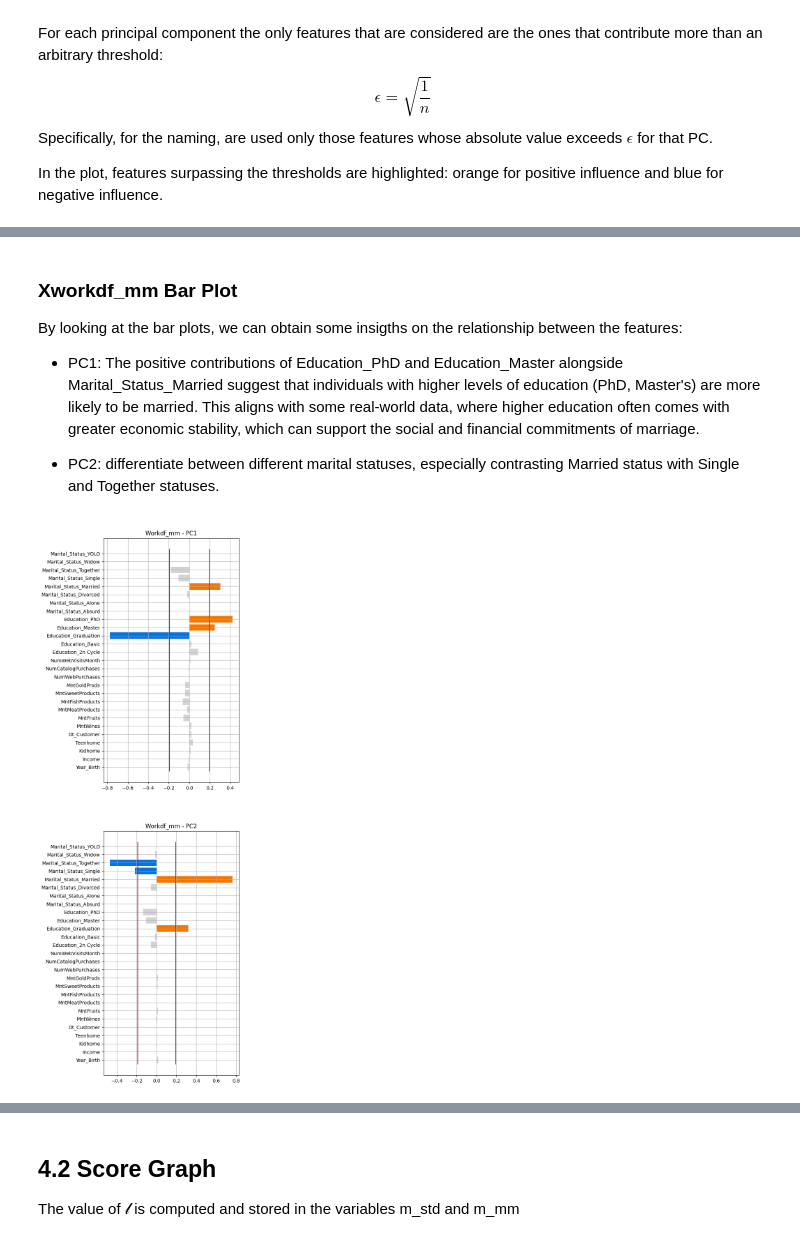
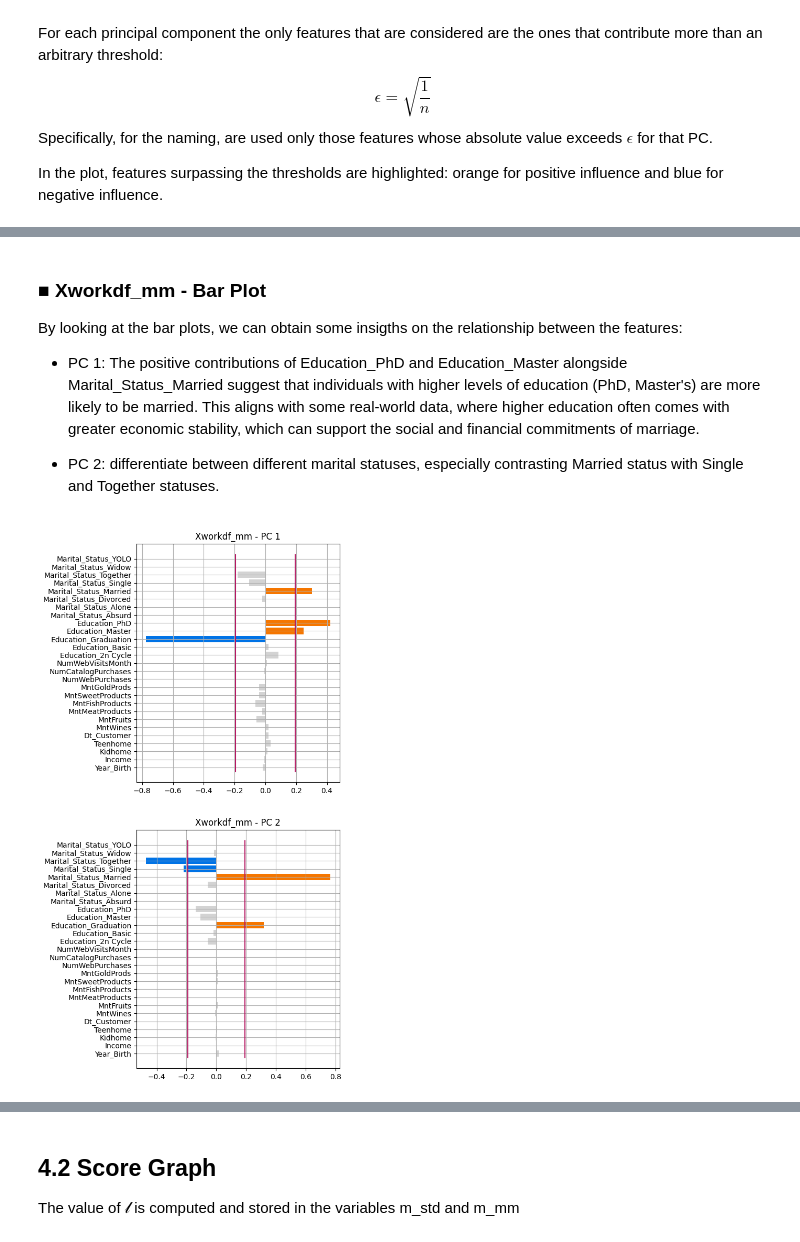
Before and after one commit to MarcoMungaiCoppolino/Data-Science-Portfolio, a Jupyter notebook: PROGETTO/HomeWork_1/MungaiCoppolinoPellegrino.ipynb, the cells around one changed output, grey strips where cells are left out. Cells and saved outputs as stored; diff of their text form; code cells hidden in the pictures.

```diff
--- a/PROGETTO/HomeWork_1/MungaiCoppolinoPellegrino.ipynb
+++ b/PROGETTO/HomeWork_1/MungaiCoppolinoPellegrino.ipynb
@@ -344,6 +345,6 @@ for i in range(0, m_std):
         ax[i].barh(np.arange(pca_std.n_features_in_), pca_std.components_[i, :], color=color_list)
         ax[i].set_yticks(ticks=np.arange(pca_std.n_features_in_))
         ax[i].set_yticklabels(labels=Xworkdf_std.columns.to_list())
-        ax[i].set_title('Workdf_std - PC%d' % (i+1))
+        ax[i].set_title('Xworkdf_std - PC %d' % (i+1))
         ax[i].grid()
 # %% [output]
@@ -351,26 +352,26 @@ for i in range(0, m_std):
 # %% [markdown]
-### Xworkdf_mm Bar Plot
+### ■ Xworkdf_mm - Bar Plot
 By looking at the bar plots, we can obtain some insigths on the relationship between the features:
-- PC1: The positive contributions of Education_PhD and Education_Master alongside Marital_Status_Married suggest that individuals with higher levels of education (PhD, Master's) are more likely to be married. This aligns with some real-world data, where higher education often comes with greater economic stability, which can support the social and financial commitments of marriage.
+- PC 1: The positive contributions of Education_PhD and Education_Master alongside Marital_Status_Married suggest that individuals with higher levels of education (PhD, Master's) are more likely to be married. This aligns with some real-world data, where higher education often comes with greater economic stability, which can support the social and financial commitments of marriage.
 
-- PC2: differentiate between different marital statuses, especially contrasting Married status with Single and Together statuses.
+- PC 2: differentiate between different marital statuses, especially contrasting Married status with Single and Together statuses.
 # %%
 eps = np.sqrt(1 / Xworkdf.shape[1])
 
-fig, ax = plt.subplots(m_mm, 1, figsize=(5, 20))
+fig, ax = plt.subplots(m_mm, 1, figsize=(5, 13))
 for i in range(0, m_mm):
         ax[i].plot([eps, eps], [-0.5, pca_mm.n_features_in_ - 0.5], '#b51963')
         ax[i].plot([-eps, -eps], [-0.5, pca_mm.n_features_in_ - 0.5],'#b51963')
         color_list = ['#F57600' if val >= eps else '#0073E6' if val <= -eps else '#D3D3D3' for val in pca_mm.components_[i, :]]
         ax[i].barh(np.arange(pca_mm.n_features_in_), pca_mm.components_[i, :], color=color_list)
         ax[i].set_yticks(ticks=np.arange(pca_mm.n_features_in_))
         ax[i].set_yticklabels(labels=Xworkdf_mm.columns.to_list())
-        ax[i].set_title('Workdf_mm - PC%d' % (i+1))
+        ax[i].set_title('Xworkdf_mm - PC %d' % (i+1))
         ax[i].grid()
 
 plt.show()
 # %% [output]
-[figure, old version]
+[figure, new version]
 # %% [markdown]
 ## 4.1 PC names
 Based on which features surpassed the treshold the name were decided as follows:
```
Also changed, not shown: parts of 66 cells of this notebook, 1 other file.
